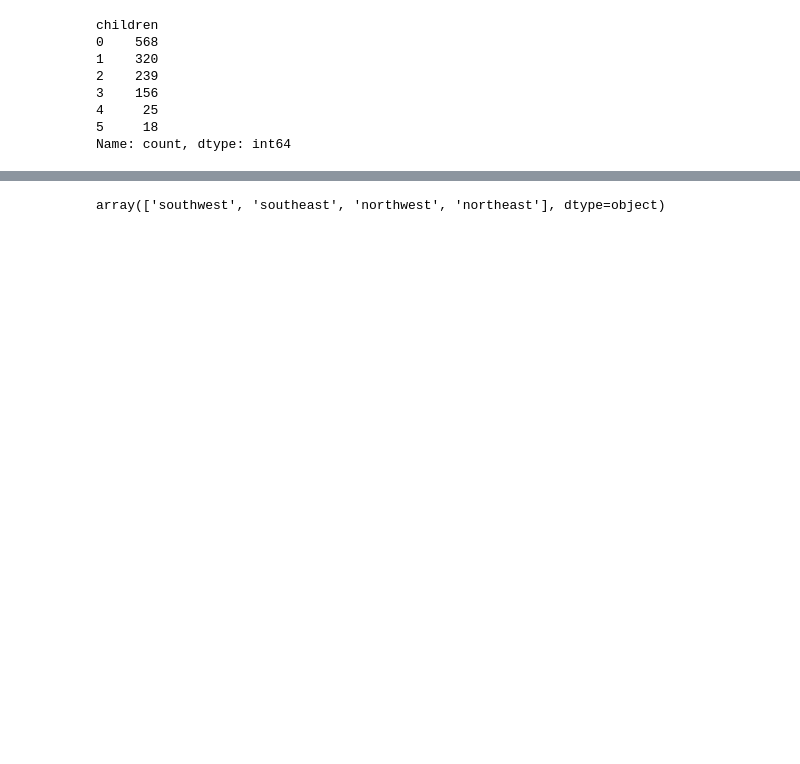
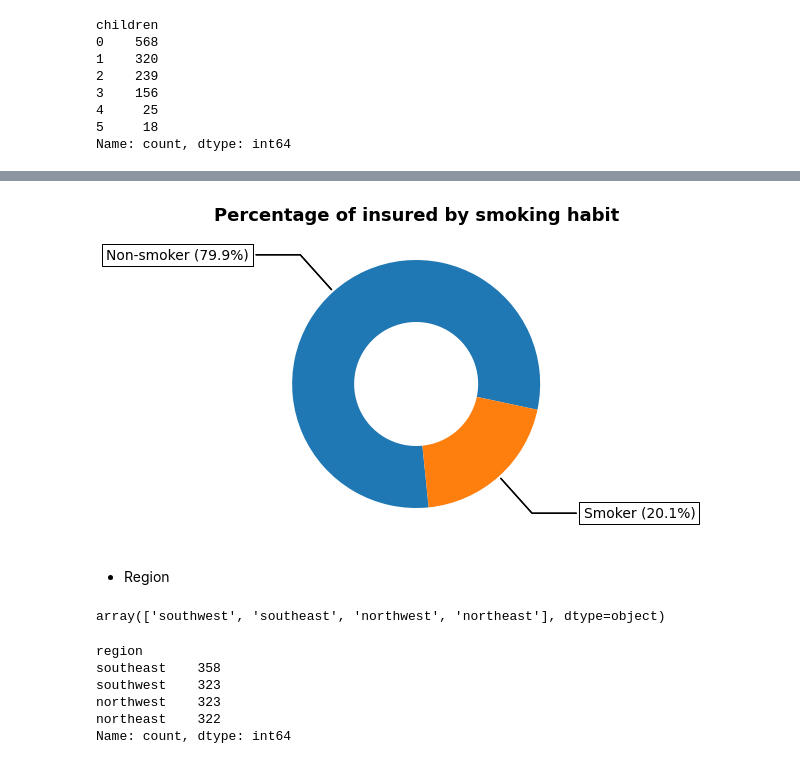
Before and after one commit to MichAdebayo/simplon_insurance_price_prediction, a Jupyter notebook: analysis.ipynb, the cells around one changed output, grey strips where cells are left out. Cells and saved outputs as stored; diff of their text form; code cells hidden in the pictures; blank space fills up the shorter version.

```diff
--- a/analysis.ipynb
+++ b/analysis.ipynb
@@ -244,6 +376,58 @@ plt.show()
+# %%
+# Pie chart showing the percentage ratio by number of children
+
+fig, ax = plt.subplots(figsize=(4, 7), subplot_kw=dict(aspect="equal"))
+
+wedges, texts = ax.pie(pie_df_smoker['count'], wedgeprops=dict(width=0.5), startangle=-12)
+
+bbox_props = dict(boxstyle="square,pad=0.3", fc="w", ec="k", lw=0.72)
+kw = dict(arrowprops=dict(arrowstyle="-"),
+          bbox=bbox_props, zorder=0, va="center")
+
+for i, p in enumerate(wedges):
+    ang = (p.theta2 - p.theta1)/2. + p.theta1
+    y = np.sin(np.deg2rad(ang))
+    x = np.cos(np.deg2rad(ang))
+    horizontalalignment = {-1: "right", 1: "left"}[int(np.sign(x))]
+    connectionstyle = f"angle,angleA=0,angleB={ang}"
+    kw["arrowprops"].update({"connectionstyle": connectionstyle})
+    ax.annotate(pie_df_smoker['smoker'][i], xy=(x, y), xytext=(1.35*np.sign(x), 1.4*y),
+                horizontalalignment=horizontalalignment, **kw)
+
+    label = f"{pie_df_smoker['smoker'][i]} ({pie_df_smoker['percentage'][i]:.1f}%)"
+    ax.annotate(
+        label,
+        xy=(x, y),
+        xytext=(1.35 * np.sign(x), 1.4 * y),
+        horizontalalignment=horizontalalignment,
+        **kw
+    )
+
+ax.set_title("Percentage of insured by smoking habit", fontsize = 13, weight = "bold")
+
+plt.show()
+# %% [output]
+[figure, added]
+# %% [markdown]
+- Region
 # %%
 # Confirm the number of regions in dataset
 
 df['region'].unique()
 # %% [output]
 array(['southwest', 'southeast', 'northwest', 'northeast'], dtype=object)
+# %%
+# Number of smokers vs non-smokers insured
+
+number_of_insured_by_region = df['region'].value_counts()
+
+number_of_insured_by_region
+
+# southeast = 358, southwest = 323, northwest = 323, northeast = 322
+# %% [output]
+region
+southeast    358
+southwest    323
+northwest    323
+northeast    322
+Name: count, dtype: int64
```
Also changed, not shown: parts of 56 cells of this notebook.
